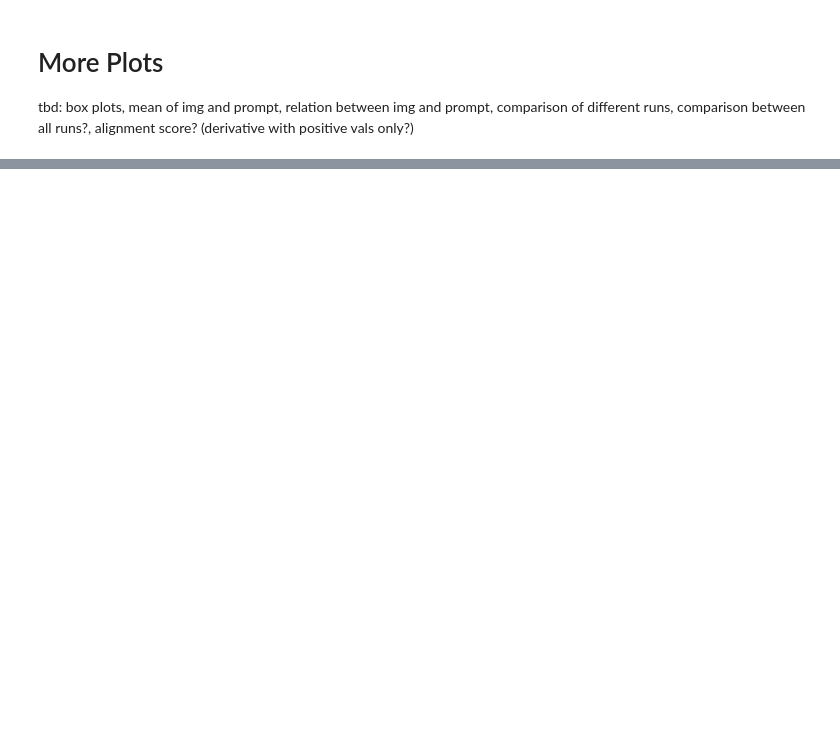
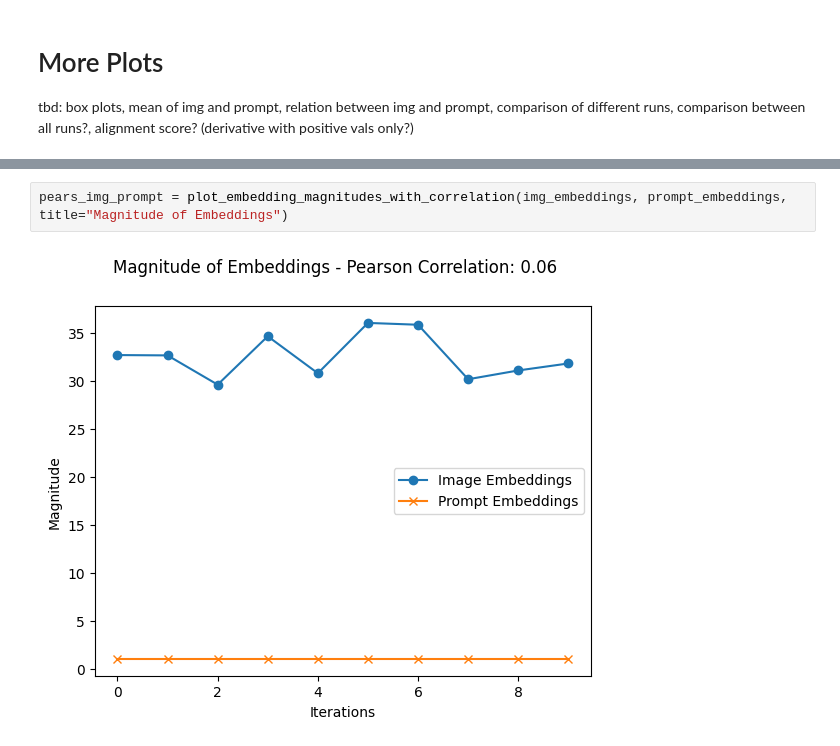
Before and after one commit to Rripped/PromptRefining, a Jupyter notebook: notebooks/Analysis.ipynb, the cells around one changed output, grey strips where cells are left out. Drawn from its saved outputs; the diff is of its cells as text; blank space fills up the shorter version.

```diff
--- a/notebooks/Analysis.ipynb
+++ b/notebooks/Analysis.ipynb
@@ -99,0 +227,4 @@ tbd: box plots, mean of img and prompt, relation between img and prompt, compari
+# %%
+pears_img_prompt = plot_embedding_magnitudes_with_correlation(img_embeddings, prompt_embeddings, title="Magnitude of Embeddings")
+# %% [output]
+[figure, added]
```
Also changed, not shown: parts of 11 cells of this notebook.
